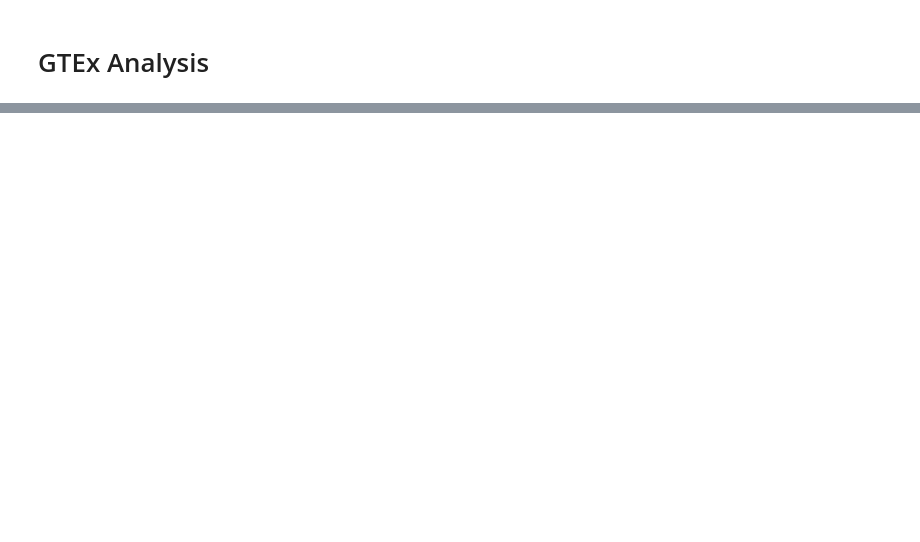
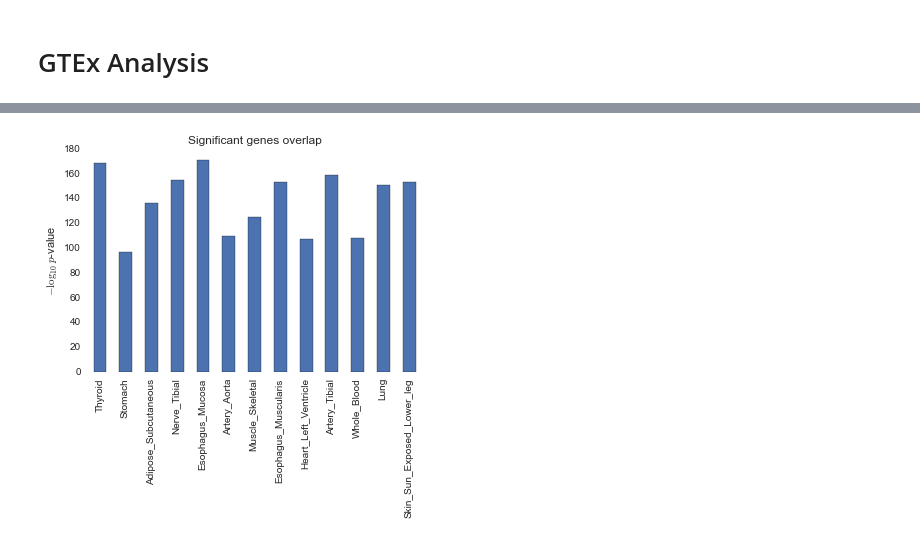
Before and after one commit to frazer-lab/cardips-ipsc-eqtl, a Jupyter notebook: notebooks/GTEx Analysis.ipynb, the cells around one changed output, grey strips where cells are left out. Drawn from its saved outputs; the diff is of its cells as text; code cells hidden in the pictures; blank space fills up the shorter version.

```diff
--- a/notebooks/GTEx Analysis.ipynb
+++ b/notebooks/GTEx Analysis.ipynb
@@ -82,0 +38,14 @@ Index([u'ENSG00000103723.8', u'ENSG00000166896.3', u'ENSG00000110074.6',
+# %%
+gene_info = pd.read_table(cpy.gencode_gene_info, index_col=0)
+
+fn = os.path.join(ciepy.root, 'output', 'eqtl_processing', 'qvalues.tsv')
+qvalues = pd.read_table(fn, index_col=0)
+qvalues.columns = ['{}_gene'.format(x) for x in qvalues.columns]
+fn = os.path.join(ciepy.root, 'output', 'eqtl_processing', 'most_sig.tsv')
+most_sig = pd.read_table(fn, index_col=0)
+
+fn = os.path.join(ciepy.root, 'output', 'functional_annotation_analysis',
+                  'encode_stem_cell_chip_seq.tsv')
+encode_chip_seq = pd.read_table(fn, index_col=0)
+most_sig = most_sig.join(qvalues)
+sig = most_sig[most_sig.sig_gene]
@@ -82,0 +73,3 @@ Index([u'ENSG00000103723.8', u'ENSG00000166896.3', u'ENSG00000110074.6',
+# %%
+for k in gtex_exp.keys():
+    print(k, gtex_exp[k].shape[0], len(set(gtex_exp[k].index) & set(gene_info.index)))
@@ -82,0 +90,27 @@ Index([u'ENSG00000103723.8', u'ENSG00000166896.3', u'ENSG00000110074.6',
+# %%
+pvalues = []
+oddsratios = []
+for k in gtex_exp.keys():
+    edf = gtex_exp[k]
+    sdf = gtex_results[k]
+    common = set(qvalues.index) & set(edf.index)
+    t = qvalues.ix[common]
+    edf = edf.ix[common]
+    my_sig = set(t[t.sig_gene].index)
+    my_not_sig = set(t[t.sig_gene == False].index)
+    gtex_sig = set(sdf.Gen_ID)
+    gtex_not_sig = set(edf.index) - gtex_sig
+    sig_sig = len(my_sig & gtex_sig)
+    sig_not_sig = len(my_sig & gtex_not_sig)
+    not_sig_sig = len(my_not_sig & gtex_sig)
+    not_sig_not_sig = len(my_not_sig & gtex_not_sig)
+    odds, p = fisher_exact([[sig_sig, sig_not_sig], [not_sig_sig, not_sig_not_sig]])
+    pvalues.append(p)
+    oddsratios.append(odds)
+overlap = pd.DataFrame({'pvalue':pvalues, 'odds':oddsratios}, index=gtex_exp.keys())
+# %%
+(-np.log10(overlap.pvalue)).plot(kind='bar')
+plt.ylabel('$-\log_{10}$ $p$-value')
+plt.title('Significant genes overlap');
+# %% [output]
+[figure, added]
```
Also changed, not shown: parts of 18 cells of this notebook, 9 other files.
